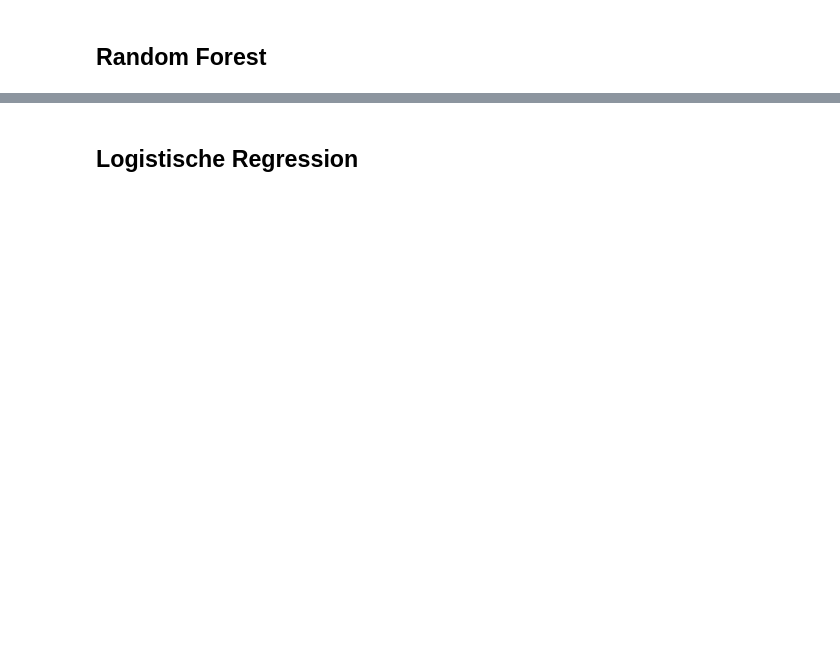
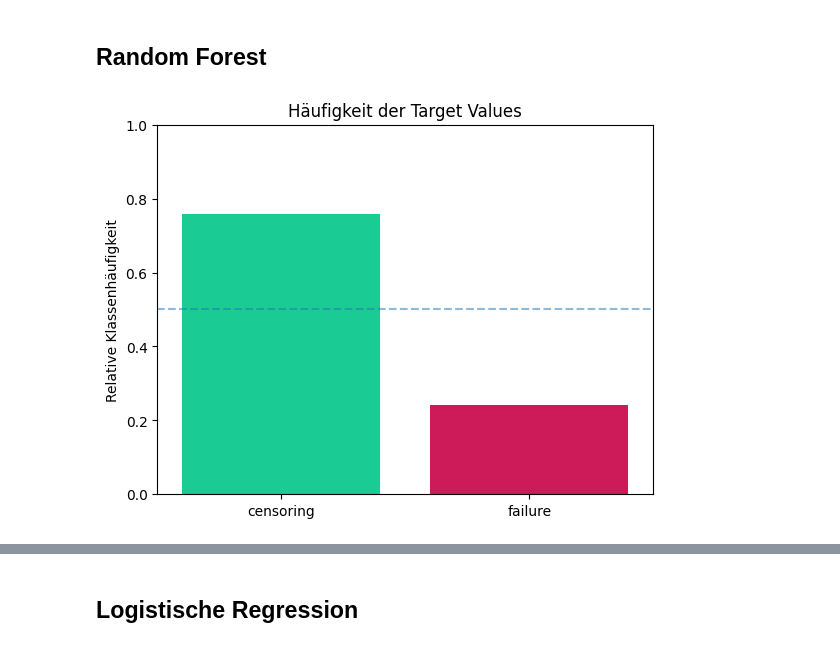
Before and after one commit to bogatyr-e/ml-prediction-aids, a Jupyter notebook: src/ml-survival-project.ipynb, the cells around one changed output, grey strips where cells are left out. Cells and saved outputs as stored; diff of their text form; code cells hidden in the pictures; blank space fills up the shorter version.

```diff
--- a/src/ml-survival-project.ipynb
+++ b/src/ml-survival-project.ipynb
@@ -68,0 +198,6 @@ numset.head()
+# %%
+# Vereinheitlichung der Schreibweise der X und y
+X_test = X1_test
+X_train = X1_train
+y_test = y1_test
+y_train = y1_train
@@ -69,3 +208,16 @@ numset.head()
+# %%
+#from sklearn.preprocessing import MinMaxScaler
+mscaler = MinMaxScaler()
+
+X_train['karnof'] = mscaler.fit_transform(X_train['karnof'].to_numpy().reshape(-1,1))
+X_train['age'] = mscaler.fit_transform(X_train['age'].to_numpy().reshape(-1,1))
+X_train['wtkg'] = mscaler.fit_transform(X_train['wtkg'].to_numpy().reshape(-1,1))
+X_train['cd40'] = mscaler.fit_transform(X_train['cd40'].to_numpy().reshape(-1,1))
+
+X_test['karnof'] = mscaler.fit_transform(X_test['karnof'].to_numpy().reshape(-1,1))
+X_test['age'] = mscaler.fit_transform(X_test['age'].to_numpy().reshape(-1,1))
+X_test['wtkg'] = mscaler.fit_transform(X_test['wtkg'].to_numpy().reshape(-1,1))
+X_test['cd40'] = mscaler.fit_transform(X_test['cd40'].to_numpy().reshape(-1,1))
 # %%
 def calculate_mean(dataframe, feat):
         return np.mean(dataframe[feat].to_numpy())
@@ -84,13 +233,0 @@ Feature: cd80, mean train: 984.3974615898463, mean test: 991.8271028037383
-# %%
-#from sklearn.preprocessing import MinMaxScaler
-scaler = MinMaxScaler()
-
-X_train['karnof'] = scaler.fit_transform(X_train['karnof'].to_numpy().reshape(-1,1))
-X_train['age'] = scaler.fit_transform(X_train['age'].to_numpy().reshape(-1,1))
-X_train['wtkg'] = scaler.fit_transform(X_train['wtkg'].to_numpy().reshape(-1,1))
-X_train['cd80'] = scaler.fit_transform(X_train['cd80'].to_numpy().reshape(-1,1))
-
-X_test['karnof'] = scaler.fit_transform(X_test['karnof'].to_numpy().reshape(-1,1))
-X_test['age'] = scaler.fit_transform(X_test['age'].to_numpy().reshape(-1,1))
-X_test['wtkg'] = scaler.fit_transform(X_test['wtkg'].to_numpy().reshape(-1,1))
-X_test['cd80'] = scaler.fit_transform(X_test['cd80'].to_numpy().reshape(-1,1))
@@ -126,2 +252,15 @@ Accuracy: 0.7414330218068536
 # %% [markdown]
 ## Random Forest
+# %%
+# base rate
+# 1 = failure, 0 = censoring
+mapping = {0:"censoring",1:"failure"}
+plt.bar(y_train.value_counts().index,y_train.value_counts()/y_train.shape[0],tick_label=y_train.value_counts().index.map(mapping),color=["#1ACC94","#CC1B58"])
+plt.hlines(0.5,-0.5,1.5,ls="--",alpha=0.5)
+plt.xlim(-0.5,1.5)
+plt.ylim(0,1)
+plt.title("Häufigkeit der Target Values")
+plt.ylabel("Relative Klassenhäufigkeit")
+plt.show()
+# %% [output]
+[figure, added]
```
Also changed, not shown: parts of 32 cells of this notebook, 2 other files.
